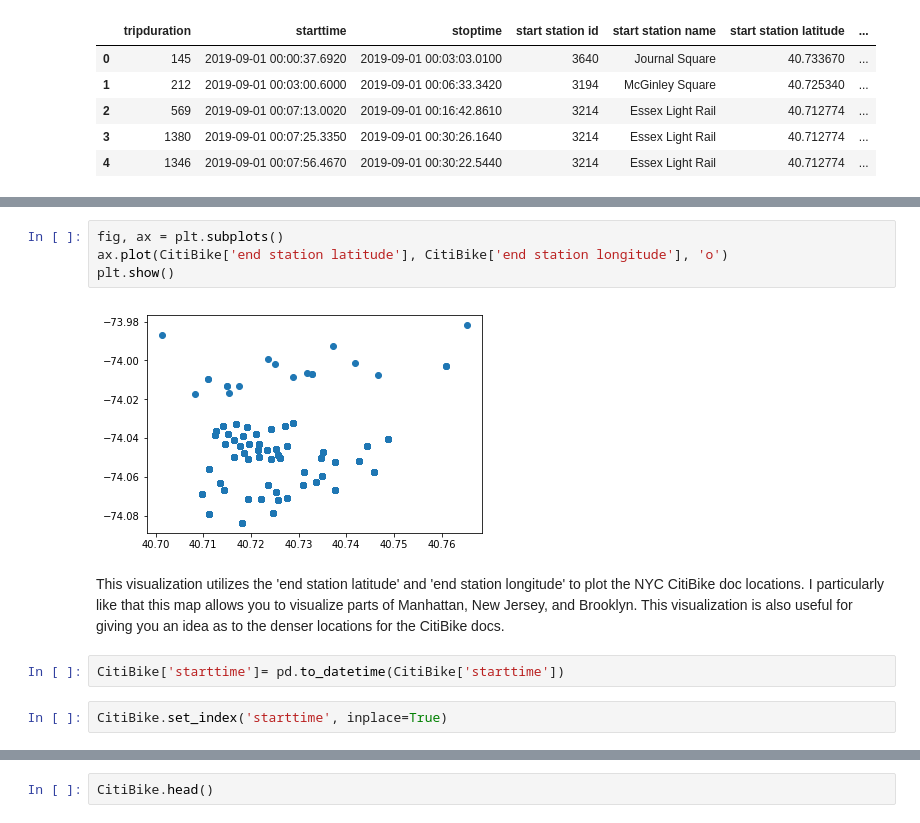
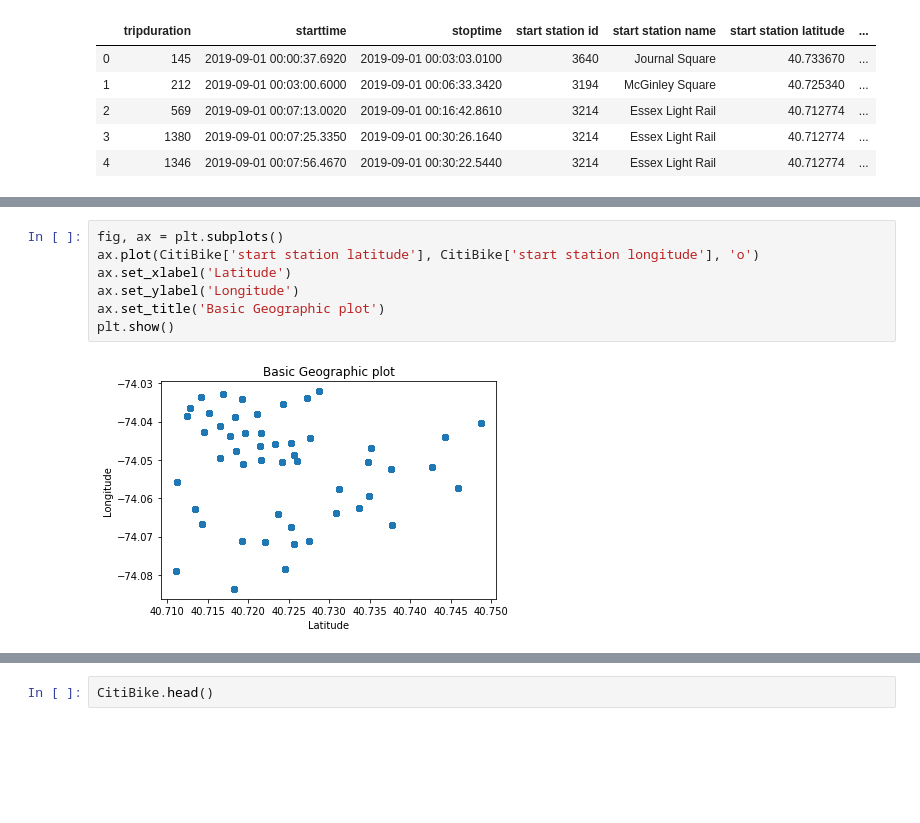
Before and after one commit to EthanVanceWotring/Thinkful-Projects, a Jupyter notebook: NYC CitiBike Visualization.ipynb, the cells around one changed output, grey strips where cells are left out. Cells and saved outputs as stored; diff of their text form; blank space fills up the shorter version.

```diff
--- a/NYC CitiBike Visualization.ipynb
+++ b/NYC CitiBike Visualization.ipynb
@@ -39,13 +73,10 @@ dtypes: float64(4), int64(6), object(5)
 memory usage: 5.6+ MB
 # %%
 fig, ax = plt.subplots()
-ax.plot(CitiBike['end station latitude'], CitiBike['end station longitude'], 'o')
+ax.plot(CitiBike['start station latitude'], CitiBike['start station longitude'], 'o')
+ax.set_xlabel('Latitude')
+ax.set_ylabel('Longitude')
+ax.set_title('Basic Geographic plot')
 plt.show()
 # %% [output]
-[figure, old version]
+[figure, new version]
-# %% [markdown]
-This visualization utilizes the 'end station latitude' and 'end station longitude' to plot the NYC CitiBike doc locations. I particularly like that this map allows you to visualize parts of Manhattan, New Jersey, and Brooklyn. This visualization is also useful for giving you an idea as to the denser locations for the CitiBike docs.
-# %%
-CitiBike['starttime']= pd.to_datetime(CitiBike['starttime'])
-# %%
-CitiBike.set_index('starttime', inplace=True)
```
Also changed, not shown: parts of 46 cells of this notebook.
